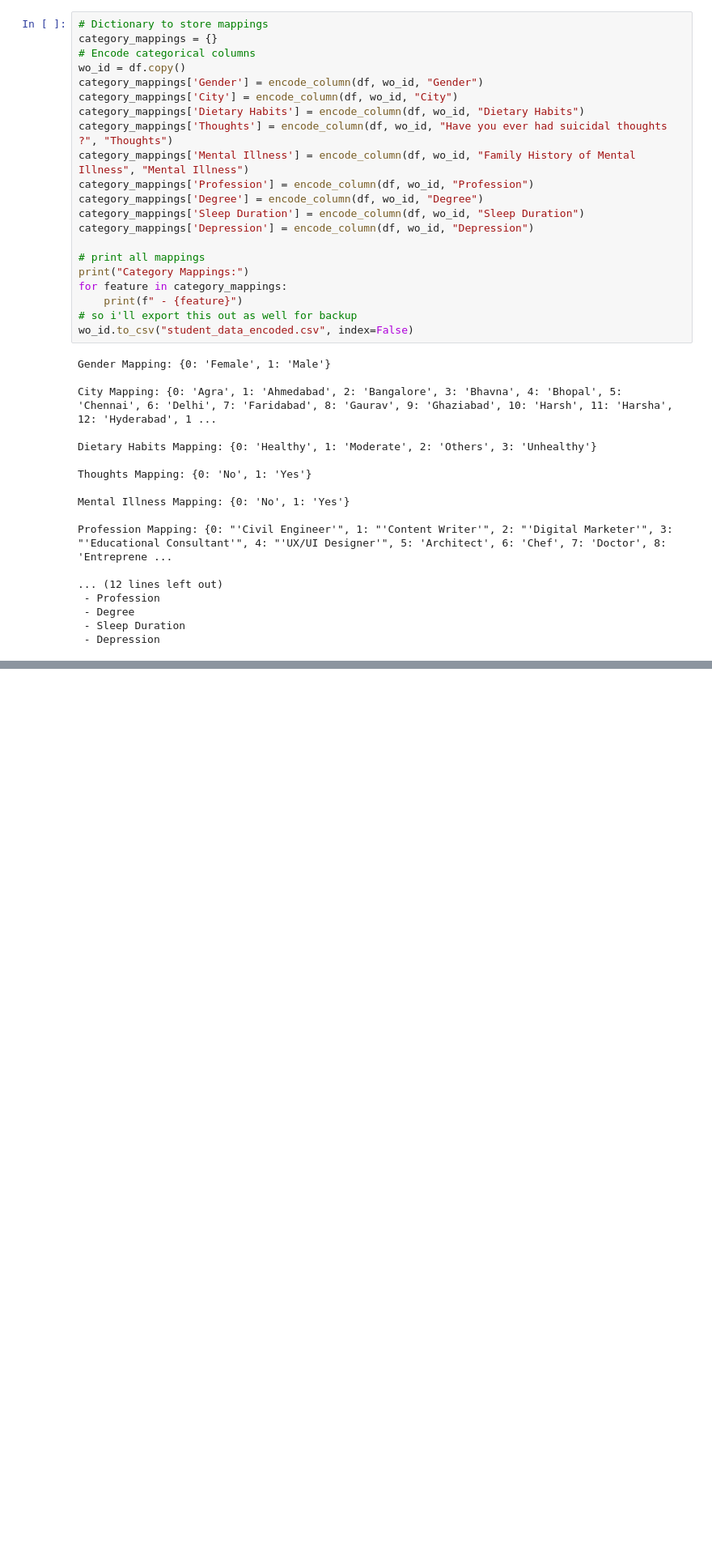
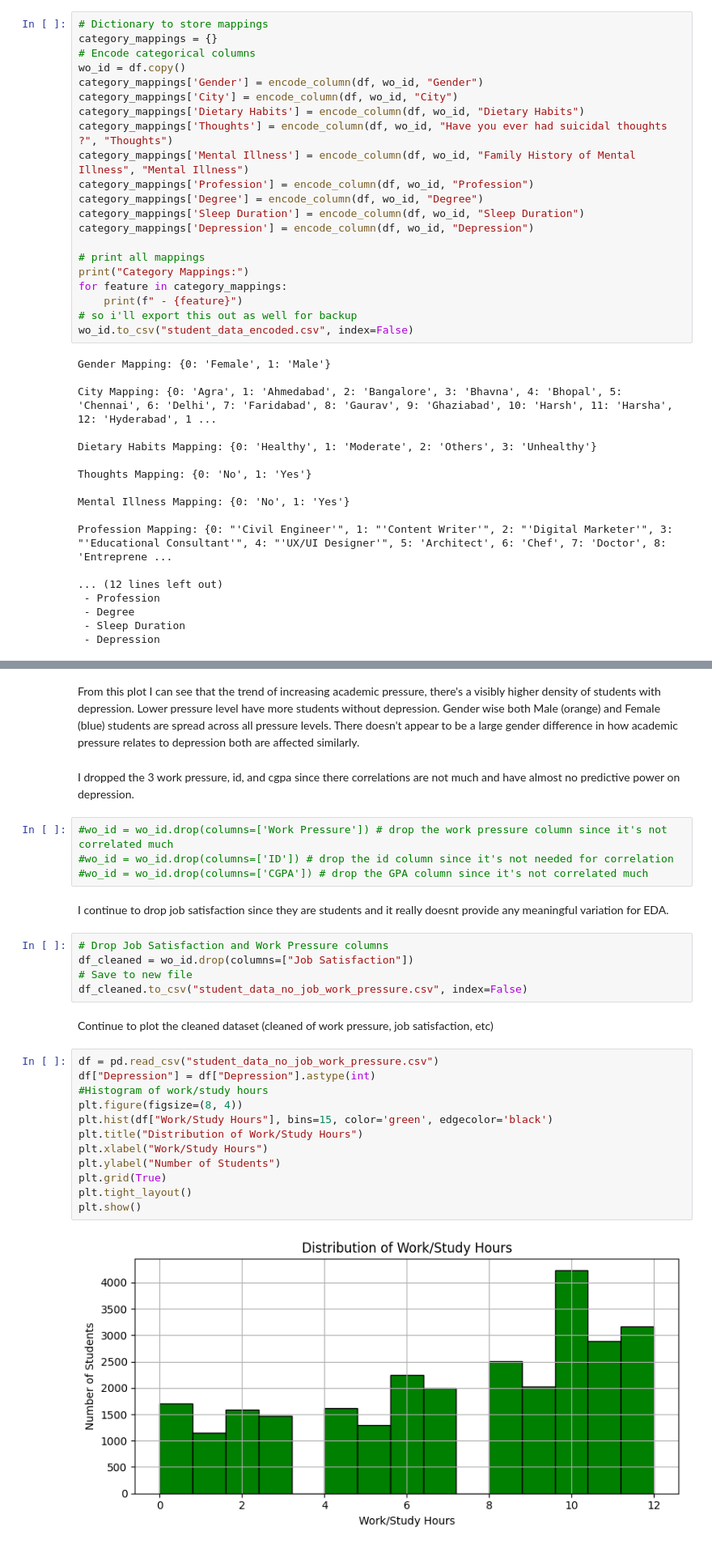
Before and after one commit to ETE4990-S25/homeworkfolder-Jayden-gif-dev, a Jupyter notebook: Labs/Lab_11/Huynh_Gia_Phong_Tat_Lab_11.ipynb, the cells around one changed output, grey strips where cells are left out. Shown: that part at 81% size. Drawn from its saved outputs; the diff is of its cells as text; blank space fills up the shorter version.

```diff
--- a/Labs/Lab_11/Huynh_Gia_Phong_Tat_Lab_11.ipynb
+++ b/Labs/Lab_11/Huynh_Gia_Phong_Tat_Lab_11.ipynb
@@ -241,0 +305,34 @@ Profession Mapping: {0: "'Civil Engineer'", 1: "'Content Writer'", 2: "'Digital
+# %% [markdown]
+From this plot I can see that the trend of increasing academic pressure, there's a visibly higher density of students with depression.
+Lower pressure level have more students without depression.
+Gender wise both Male (orange) and Female (blue) students are spread across all pressure levels.
+There doesn't appear to be a large gender difference in how academic pressure relates to depression both are affected similarly.
+# %% [markdown]
+I dropped the 3 work pressure, id, and cgpa since there correlations are not much and have almost no predictive power on depression.
+# %%
+#wo_id = wo_id.drop(columns=['Work Pressure']) # drop the work pressure column since it's not correlated much
+#wo_id = wo_id.drop(columns=['ID']) # drop the id column since it's not needed for correlation
+#wo_id = wo_id.drop(columns=['CGPA']) # drop the GPA column since it's not correlated much
+# %% [markdown]
+I continue to drop job satisfaction since they are students and it really doesnt provide any meaningful variation for EDA.
+# %%
+# Drop Job Satisfaction and Work Pressure columns
+df_cleaned = wo_id.drop(columns=["Job Satisfaction"])
+# Save to new file
+df_cleaned.to_csv("student_data_no_job_work_pressure.csv", index=False)
+# %% [markdown]
+Continue to plot the cleaned dataset (cleaned of work pressure, job satisfaction, etc)
+# %%
+df = pd.read_csv("student_data_no_job_work_pressure.csv")
+df["Depression"] = df["Depression"].astype(int)
+#Histogram of work/study hours
+plt.figure(figsize=(8, 4))
+plt.hist(df["Work/Study Hours"], bins=15, color='green', edgecolor='black')
+plt.title("Distribution of Work/Study Hours")
+plt.xlabel("Work/Study Hours")
+plt.ylabel("Number of Students")
+plt.grid(True)
+plt.tight_layout()
+plt.show()
+# %% [output]
+[figure, added]
```
Also changed, not shown: parts of 16 cells of this notebook.
